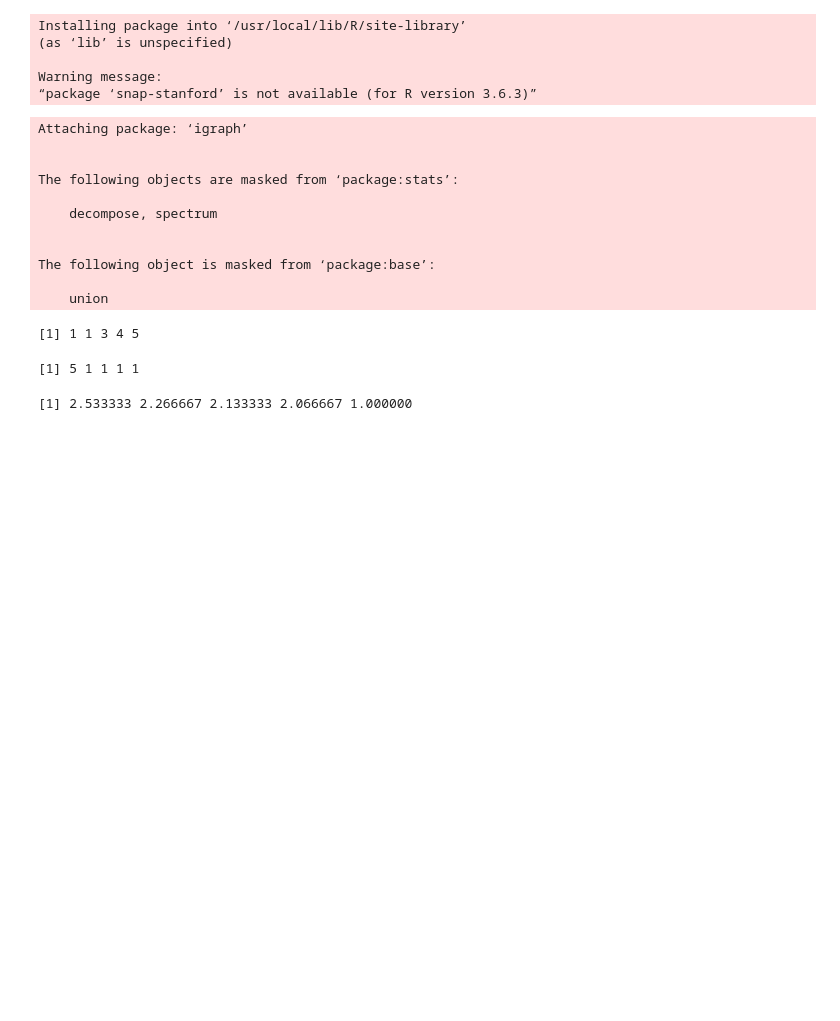
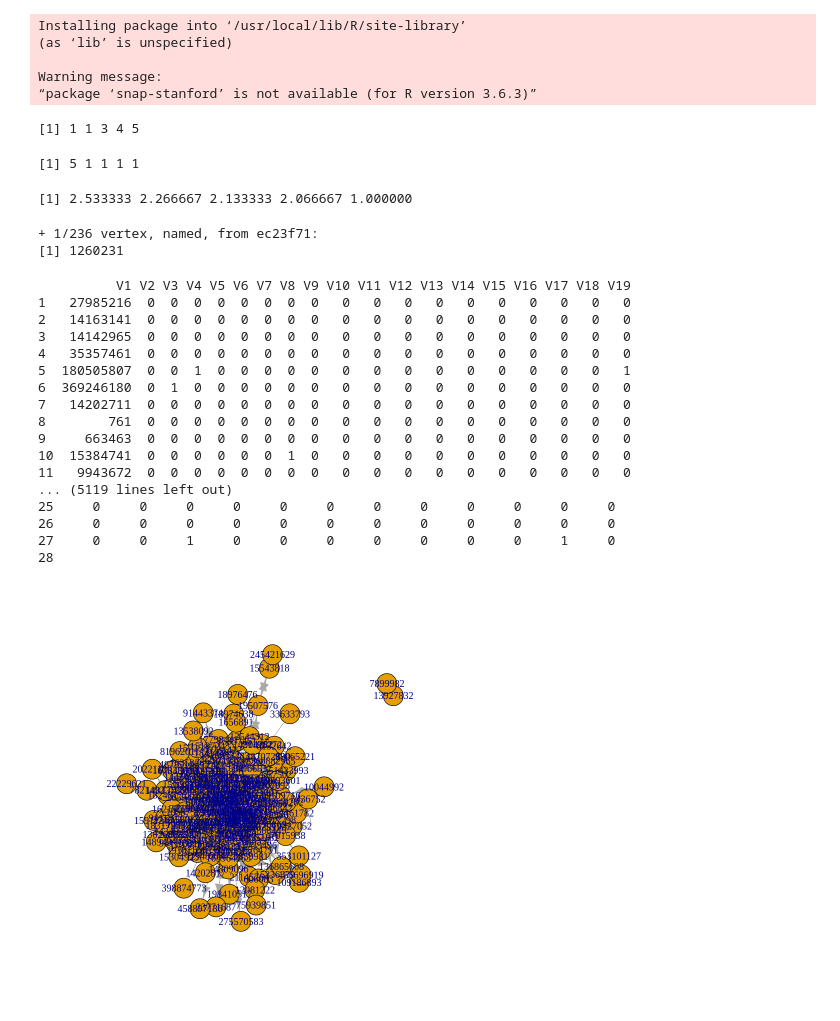
Before and after one commit to dgpay/alpha, a Jupyter notebook: AlphaOtherWay.ipynb, the cells around one changed output. Drawn from its saved outputs; the diff is of its cells as text; code cells hidden in the pictures; blank space fills up the shorter version.

```diff
--- a/AlphaOtherWay.ipynb
+++ b/AlphaOtherWay.ipynb
@@ -12,27 +15,58 @@ Warning message:
 “package ‘snap-stanford’ is not available (for R version 3.6.3)”
 # %%
 library(igraph)
+
 g.1 <- graph( c(1,3,2,3,3,4,4,5) )
 g.2 <- graph( c(2,1,3,1,4,1,5,1) )
 g.3 <- graph( c(1,2,2,3,3,4,4,1,5,1) )
 alpha_centrality(g.1)
 alpha_centrality(g.2)
 alpha_centrality(g.3,alpha=0.5)
 
-g <-read.graph("/content/12831.txt", format="edgelist")
-print_all(g)
+
+
+tab<-read.table ("/content/12831.edges" , header = TRUE)
+# print(tab)
+links <- data.frame(
+    source=c(tab[1]),
+    target=c(tab[2])
+    )
+
+# create the network object
+network <- graph_from_data_frame(d=links, directed=T)
+# print_all(network)
+plot(network)
+arr<-alpha.centrality(network,alpha = 0.5)
+a<-max(arr)
+indx<-match(c(a),arr)
+arrIdx<-V(network)
+arrIdx[indx] #ini vertex yang kuatnya
+
+tab<-read.table ("/content/12831.circles" , header = FALSE)
+circle_name <-tab[1,2]
+tab<-read.table ("/content/12831.feat" , header = FALSE)
+print(tab)
 # %% [output]
-Attaching package: ‘igraph’
-
-
-The following objects are masked from ‘package:stats’:
-
-    decompose, spectrum
-
-
-The following object is masked from ‘package:base’:
-
-    union
+[1] 1 1 3 4 5
-[1] 1 1 3 4 5
+[1] 5 1 1 1 1
-[1] 5 1 1 1 1
+[1] 2.533333 2.266667 2.133333 2.066667 1.000000
-[1] 2.533333 2.266667 2.133333 2.066667 1.000000
++ 1/236 vertex, named, from ec23f71:
+[1] 1260231
+          V1 V2 V3 V4 V5 V6 V7 V8 V9 V10 V11 V12 V13 V14 V15 V16 V17 V18 V19
+1   27985216  0  0  0  0  0  0  0  0   0   0   0   0   0   0   0   0   0   0
+2   14163141  0  0  0  0  0  0  0  0   0   0   0   0   0   0   0   0   0   0
+3   14142965  0  0  0  0  0  0  0  0   0   0   0   0   0   0   0   0   0   0
+4   35357461  0  0  0  0  0  0  0  0   0   0   0   0   0   0   0   0   0   0
+5  180505807  0  0  1  0  0  0  0  0   0   0   0   0   0   0   0   0   0   1
+6  369246180  0  1  0  0  0  0  0  0   0   0   0   0   0   0   0   0   0   0
+7   14202711  0  0  0  0  0  0  0  0   0   0   0   0   0   0   0   0   0   0
+8        761  0  0  0  0  0  0  0  0   0   0   0   0   0   0   0   0   0   0
+9     663463  0  0  0  0  0  0  0  0   0   0   0   0   0   0   0   0   0   0
+10  15384741  0  0  0  0  0  0  1  0   0   0   0   0   0   0   0   0   0   0
+11   9943672  0  0  0  0  0  0  0  0   0   0   0   0   0   0   0   0   0   0
+... (5119 lines left out)
+25     0     0     0     0     0     0     0     0     0     0     0     0
+26     0     0     0     0     0     0     0     0     0     0     0     0
+27     0     0     1     0     0     0     0     0     0     0     1     0
+28
+[figure, added]
```
Also changed, not shown: parts of 1 cell of this notebook.
